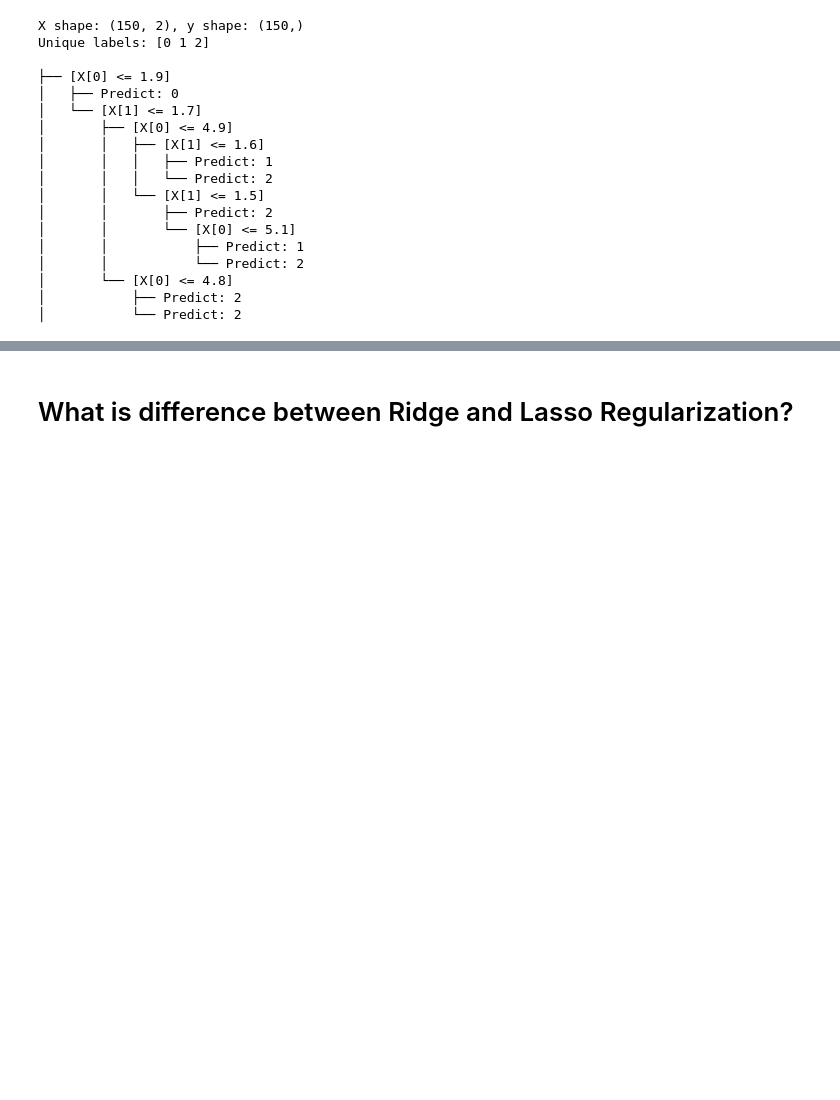
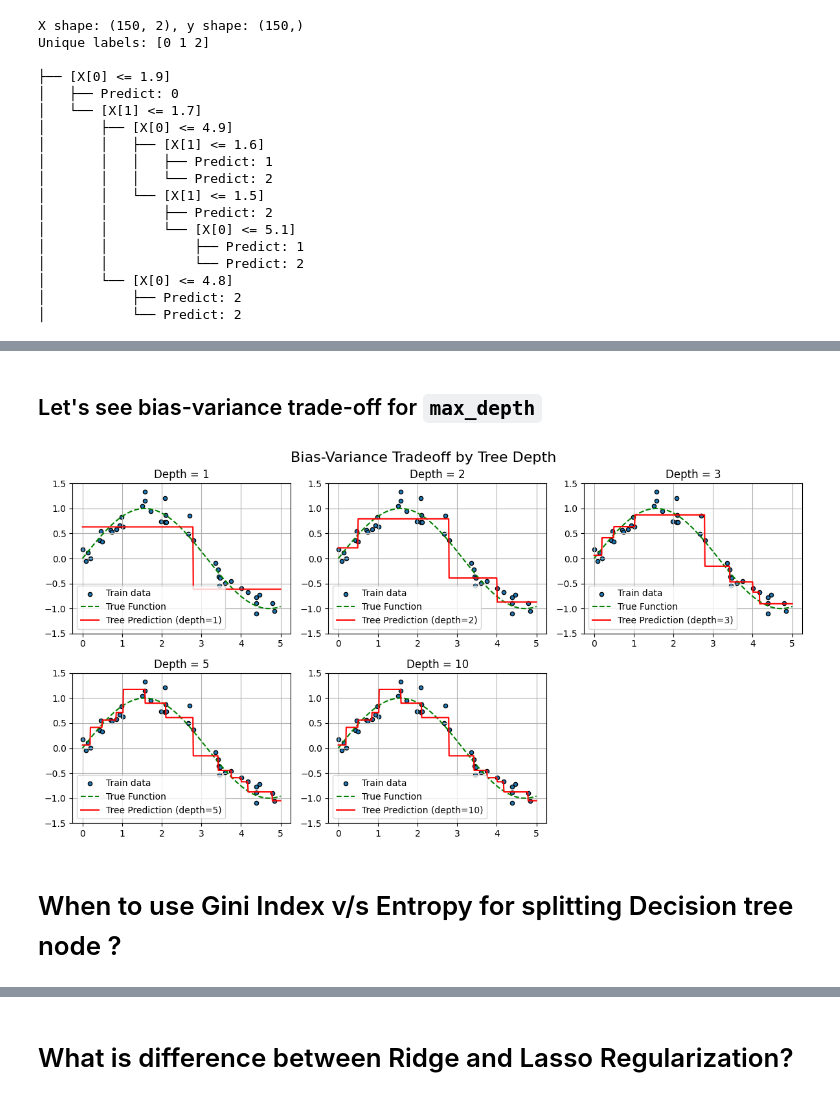
Before and after one commit to shivam9400/data_science, a Jupyter notebook: Classical_ML/ml_concepts/ml-understanding-concepts-part1.ipynb, the cells around one changed output, grey strips where cells are left out. Saved outputs shown, nothing was run; the diff lists cells and outputs as text; code cells hidden in the pictures; blank space fills up the shorter version.

```diff
--- a/Classical_ML/ml_concepts/ml-understanding-concepts-part1.ipynb
+++ b/Classical_ML/ml_concepts/ml-understanding-concepts-part1.ipynb
@@ -253,0 +389,40 @@ Unique labels: [0 1 2]
+# %% [markdown]
+## Let's see bias-variance trade-off for `max_depth`
+# %%
+import numpy as np
+import matplotlib.pyplot as plt
+
+# Use your earlier tree code: TreeNode, build_tree(), predict(), etc.
+
+# Generate data
+np.random.seed(1)
+X_train = np.sort(np.random.rand(40, 1) * 5, axis=0)
+y_train = np.sin(X_train).ravel() + 0.2 * np.random.randn(40)
+
+X_test = np.linspace(0, 5, 500).reshape(-1, 1)
+y_true = np.sin(X_test).ravel()
+
+# Try different depths
+depths = [1, 2, 3, 5, 10]
+
+plt.figure(figsize=(12, 6))
+for i, depth in enumerate(depths, 1):
+    tree = build_tree(X_train, y_train, max_depth=depth)
+    y_pred = predict(tree, X_test)
+
+    plt.subplot(2, 3, i)
+    plt.scatter(X_train, y_train, s=20, edgecolor='k', label='Train data')
+    plt.plot(X_test, y_true, 'g--', label='True Function')
+    plt.plot(X_test, y_pred, 'r', label=f'Tree Prediction (depth={depth})')
+    plt.title(f"Depth = {depth}")
+    plt.ylim(-1.5, 1.5)
+    plt.legend()
+    plt.grid(True)
+
+plt.tight_layout()
+plt.suptitle("Bias-Variance Tradeoff by Tree Depth", fontsize=16, y=1.02)
+plt.show()
+# %% [output]
+[figure, added]
+# %% [markdown]
+# When to use Gini Index v/s Entropy for splitting Decision tree node ?
```
Also changed, not shown: parts of 13 cells of this notebook.
